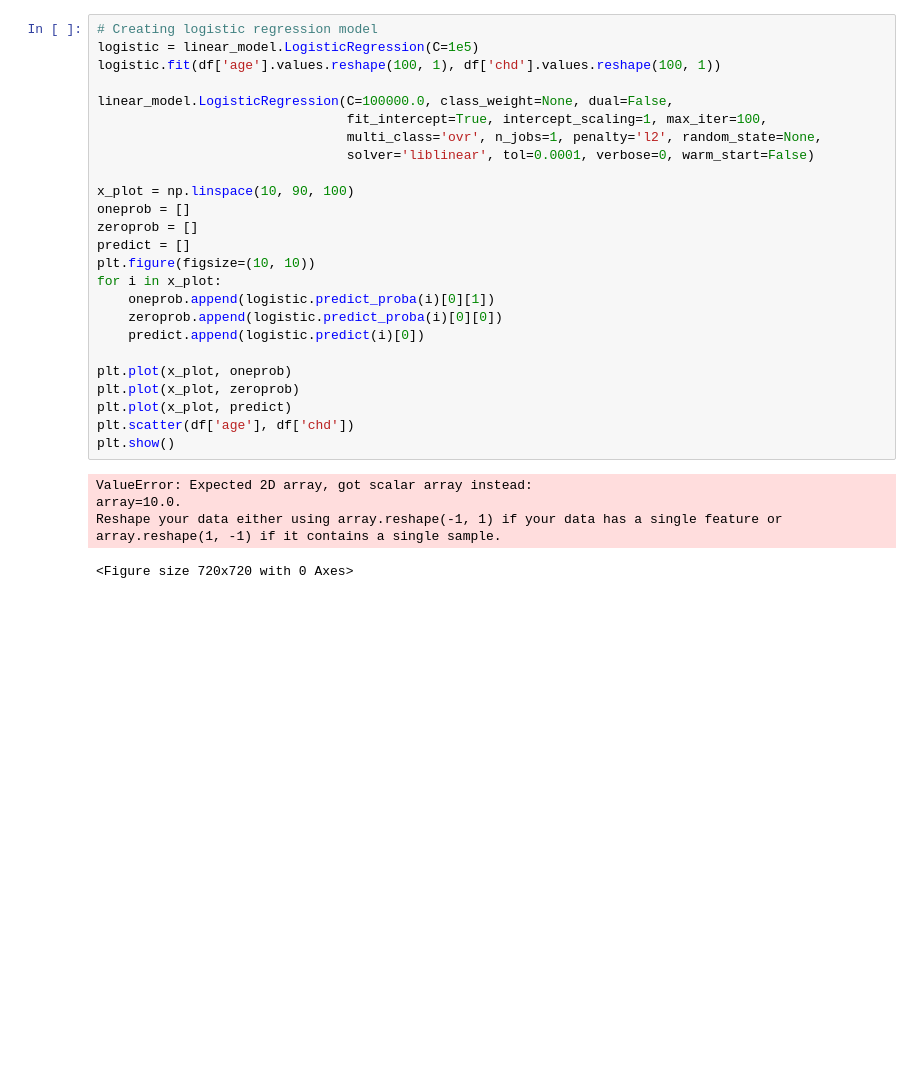
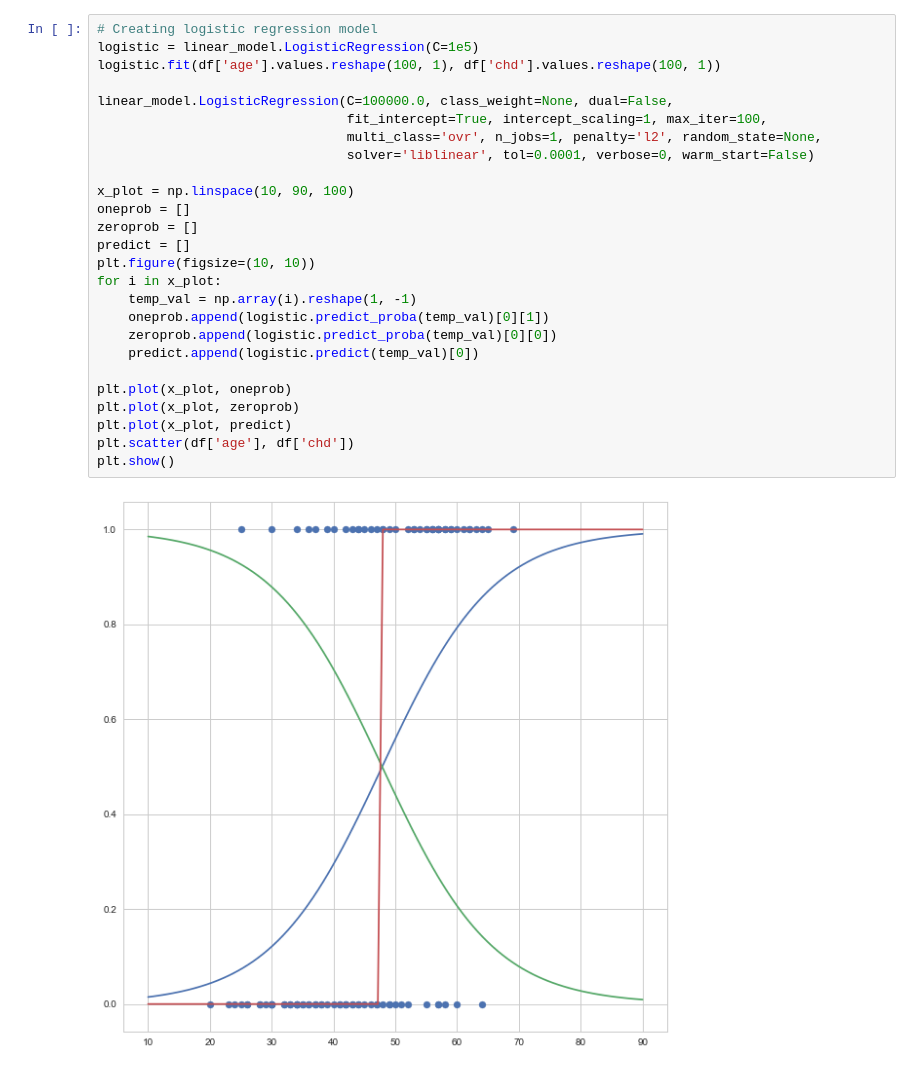
Before and after one commit to irmoralesb/MLForDevsBook, a Jupyter notebook: Source/Chapter4/05 logisticRegression.ipynb, the cells around one changed output. Saved outputs shown, nothing was run; the diff lists cells and outputs as text; blank space fills up the shorter version.

Commit message:
Modified 05 logisticRegression, error fixed.

```diff
--- a/Source/Chapter4/05 logisticRegression.ipynb
+++ b/Source/Chapter4/05 logisticRegression.ipynb
@@ -30,30 +25,28 @@ plt.show()
 # %%
 # Creating logistic regression model
 logistic = linear_model.LogisticRegression(C=1e5)
 logistic.fit(df['age'].values.reshape(100, 1), df['chd'].values.reshape(100, 1))
 
 linear_model.LogisticRegression(C=100000.0, class_weight=None, dual=False,
                                 fit_intercept=True, intercept_scaling=1, max_iter=100,
                                 multi_class='ovr', n_jobs=1, penalty='l2', random_state=None,
                                 solver='liblinear', tol=0.0001, verbose=0, warm_start=False)
 
 x_plot = np.linspace(10, 90, 100)
 oneprob = []
 zeroprob = []
 predict = []
 plt.figure(figsize=(10, 10))
 for i in x_plot:
-    oneprob.append(logistic.predict_proba(i)[0][1])
-    zeroprob.append(logistic.predict_proba(i)[0][0])
-    predict.append(logistic.predict(i)[0])
+    temp_val = np.array(i).reshape(1, -1)
+    oneprob.append(logistic.predict_proba(temp_val)[0][1])
+    zeroprob.append(logistic.predict_proba(temp_val)[0][0])
+    predict.append(logistic.predict(temp_val)[0])
 
 plt.plot(x_plot, oneprob)
 plt.plot(x_plot, zeroprob)
 plt.plot(x_plot, predict)
 plt.scatter(df['age'], df['chd'])
 plt.show()
 # %% [output]
-ValueError: Expected 2D array, got scalar array instead:
-array=10.0.
-Reshape your data either using array.reshape(-1, 1) if your data has a single feature or array.reshape(1, -1) if it contains a single sample.
-<Figure size 720x720 with 0 Axes>
+[figure, added]
```
Also changed, not shown: parts of 2 cells of this notebook, 1 other file.
